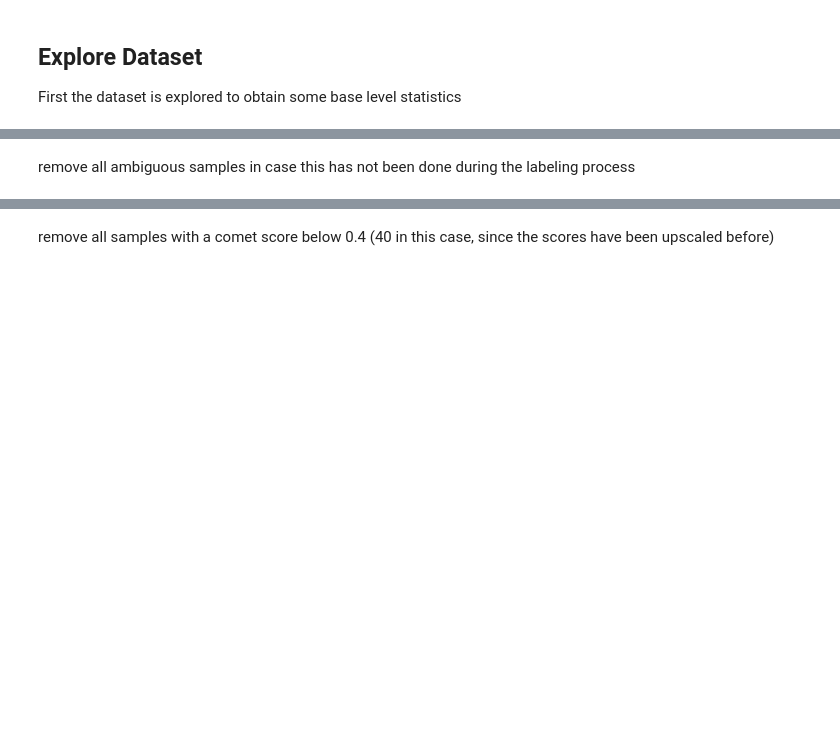
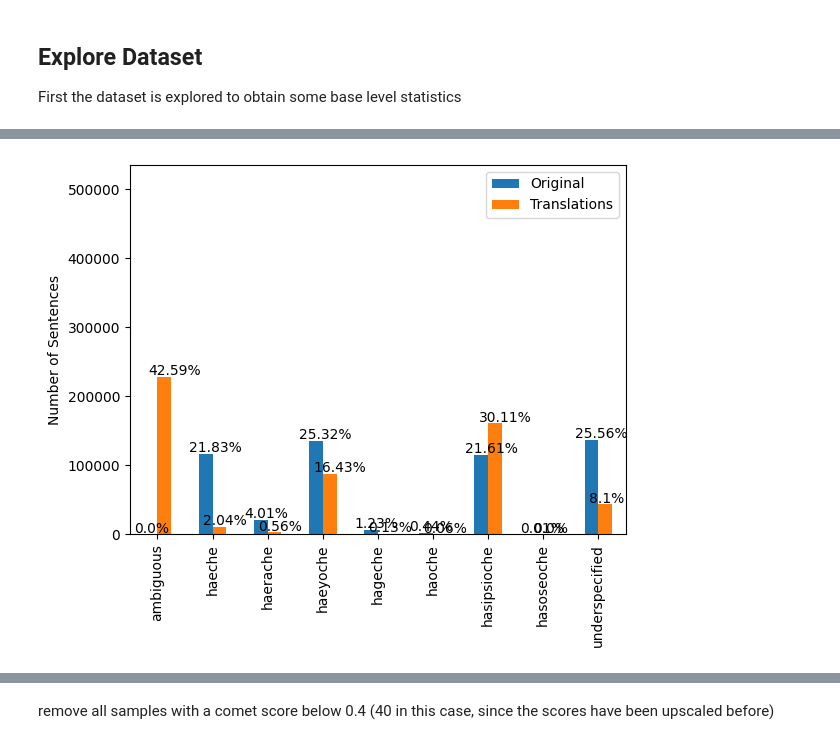
Before and after one commit to lsickert/rude-nmt, a Jupyter notebook: analysis.ipynb, the cells around one changed output, grey strips where cells are left out. Saved outputs shown, nothing was run; the diff lists cells and outputs as text; code cells hidden in the pictures; blank space fills up the shorter version.

```diff
--- a/analysis.ipynb
+++ b/analysis.ipynb
@@ -32,4 +60,11 @@ tatoeba_analysis.get_formality_plot(ds, "de_formality")
 # %%
-tatoeba_analysis.get_formality_plot(ds, "ko_formality", ax_annotate_vals=(0.3,2500))
+# get the Korean formalities
+tatoeba_analysis.get_formality_plot(
+    ds,
+    ["ko_formality", "ko_formality_nmt"],
+    plt_name="ko_formality_merged_filtered",
+    col_titles=["Original", "Translations"],
+    ax_annotate_vals=(0.3, 2500),
+)
+# %% [output]
+[figure, added]
-# %% [markdown]
-remove all ambiguous samples in case this has not been done during the labeling process
```
Also changed, not shown: parts of 52 cells of this notebook, 2 other files.
